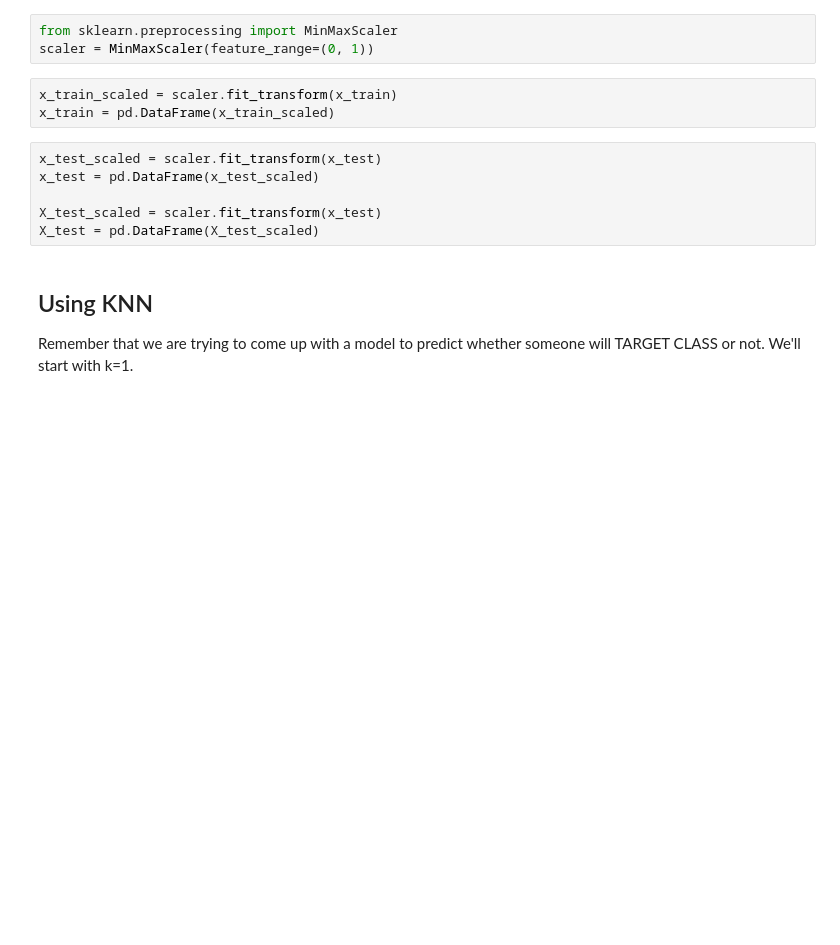
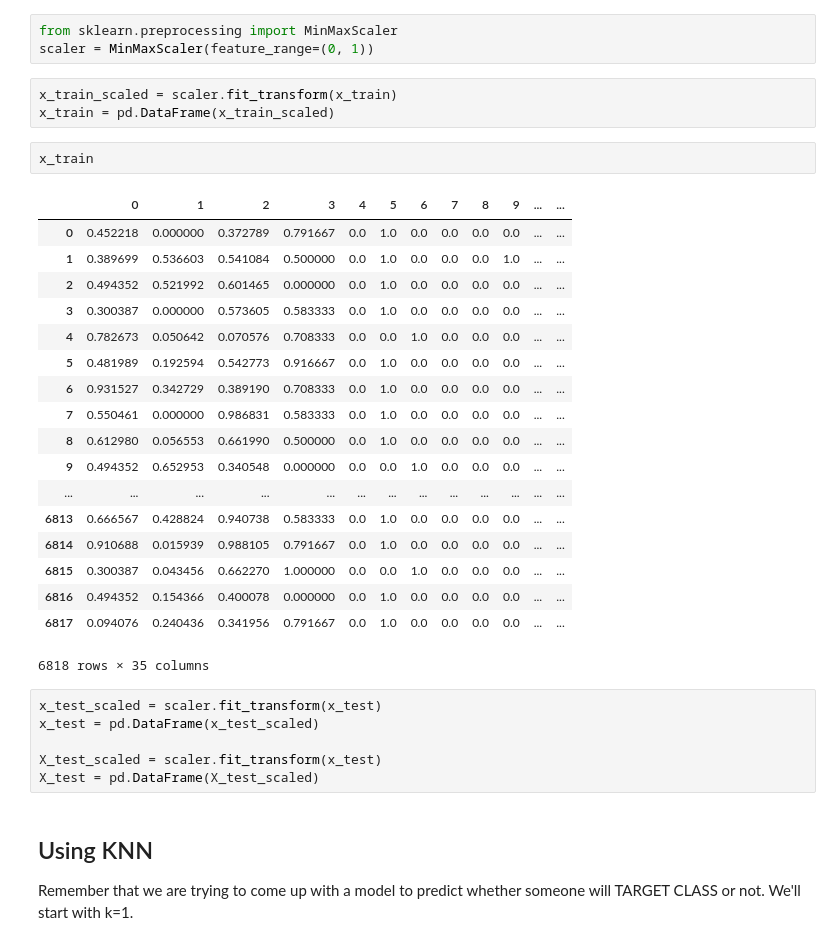
Before and after one commit to MaastrichtU-IDS/data-science-bootcamp-pggm, a Jupyter notebook: module2_notebooks/Supervised Regression/non-parametric/knn-regression/K Nearest Neighbors with Python.ipynb, the cells around one changed output. Cells and saved outputs as stored; diff of their text form; blank space fills up the shorter version.

```diff
--- a/module2_notebooks/Supervised Regression/non-parametric/knn-regression/K Nearest Neighbors with Python.ipynb
+++ b/module2_notebooks/Supervised Regression/non-parametric/knn-regression/K Nearest Neighbors with Python.ipynb
@@ -132,6 +132,27 @@ scaler = MinMaxScaler(feature_range=(0, 1))
 # %%
 x_train_scaled = scaler.fit_transform(x_train)
 x_train = pd.DataFrame(x_train_scaled)
+# %%
+x_train
+# %% [output]
+|  | 0 | 1 | 2 | 3 | 4 | 5 | 6 | 7 | 8 | 9 | ... | ... |
+| 0 | 0.452218 | 0.000000 | 0.372789 | 0.791667 | 0.0 | 1.0 | 0.0 | 0.0 | 0.0 | 0.0 | ... | ... |
+| 1 | 0.389699 | 0.536603 | 0.541084 | 0.500000 | 0.0 | 1.0 | 0.0 | 0.0 | 0.0 | 1.0 | ... | ... |
+| 2 | 0.494352 | 0.521992 | 0.601465 | 0.000000 | 0.0 | 1.0 | 0.0 | 0.0 | 0.0 | 0.0 | ... | ... |
+| 3 | 0.300387 | 0.000000 | 0.573605 | 0.583333 | 0.0 | 1.0 | 0.0 | 0.0 | 0.0 | 0.0 | ... | ... |
+| 4 | 0.782673 | 0.050642 | 0.070576 | 0.708333 | 0.0 | 0.0 | 1.0 | 0.0 | 0.0 | 0.0 | ... | ... |
+| 5 | 0.481989 | 0.192594 | 0.542773 | 0.916667 | 0.0 | 1.0 | 0.0 | 0.0 | 0.0 | 0.0 | ... | ... |
+| 6 | 0.931527 | 0.342729 | 0.389190 | 0.708333 | 0.0 | 1.0 | 0.0 | 0.0 | 0.0 | 0.0 | ... | ... |
+| 7 | 0.550461 | 0.000000 | 0.986831 | 0.583333 | 0.0 | 1.0 | 0.0 | 0.0 | 0.0 | 0.0 | ... | ... |
+| 8 | 0.612980 | 0.056553 | 0.661990 | 0.500000 | 0.0 | 1.0 | 0.0 | 0.0 | 0.0 | 0.0 | ... | ... |
+| 9 | 0.494352 | 0.652953 | 0.340548 | 0.000000 | 0.0 | 0.0 | 1.0 | 0.0 | 0.0 | 0.0 | ... | ... |
+| ... | ... | ... | ... | ... | ... | ... | ... | ... | ... | ... | ... | ... |
+| 6813 | 0.666567 | 0.428824 | 0.940738 | 0.583333 | 0.0 | 1.0 | 0.0 | 0.0 | 0.0 | 0.0 | ... | ... |
+| 6814 | 0.910688 | 0.015939 | 0.988105 | 0.791667 | 0.0 | 1.0 | 0.0 | 0.0 | 0.0 | 0.0 | ... | ... |
+| 6815 | 0.300387 | 0.043456 | 0.662270 | 1.000000 | 0.0 | 0.0 | 1.0 | 0.0 | 0.0 | 0.0 | ... | ... |
+| 6816 | 0.494352 | 0.154366 | 0.400078 | 0.000000 | 0.0 | 1.0 | 0.0 | 0.0 | 0.0 | 0.0 | ... | ... |
+| 6817 | 0.094076 | 0.240436 | 0.341956 | 0.791667 | 0.0 | 1.0 | 0.0 | 0.0 | 0.0 | 0.0 | ... | ... |
+6818 rows × 35 columns
 # %%
 x_test_scaled = scaler.fit_transform(x_test)
 x_test = pd.DataFrame(x_test_scaled)
```
Also changed, not shown: parts of 2 cells of this notebook, 13 other files.
